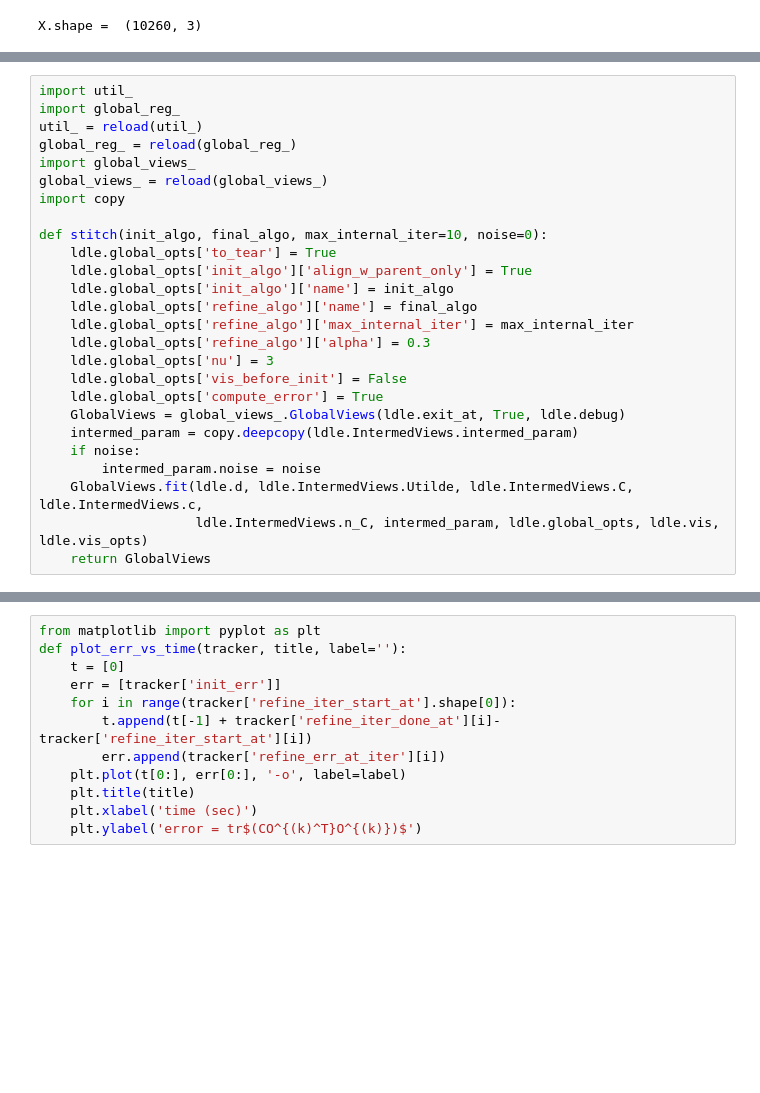
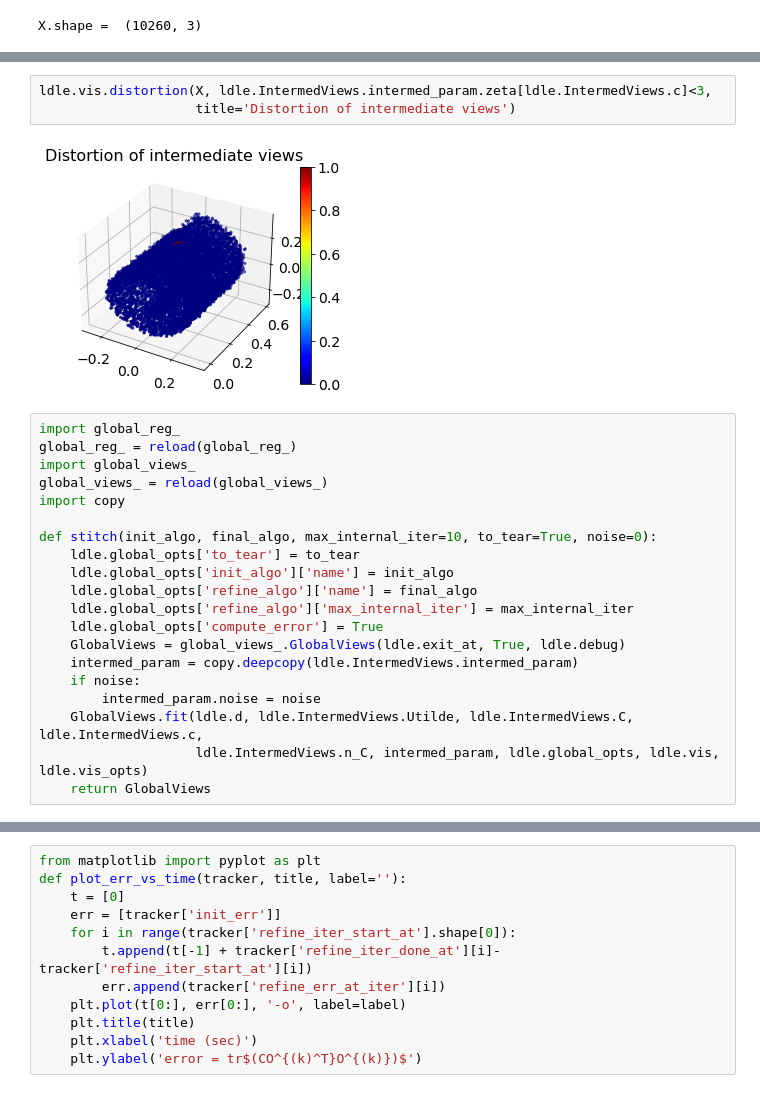
Before and after one commit to chiggum/pyLDLE2, a Jupyter notebook: nbks/swiss roll with increasing gaussian noise.ipynb, the cells around one changed output, grey strips where cells are left out. Drawn from its saved outputs; the diff is of its cells as text; blank space fills up the shorter version.

```diff
--- a/nbks/swiss roll with increasing gaussian noise.ipynb
+++ b/nbks/swiss roll with increasing gaussian noise.ipynb
@@ -69,21 +64,20 @@ ldle.vis.distortion(X, ldle.IntermedViews.intermed_param.zeta[ldle.IntermedViews
+# %%
+ldle.vis.distortion(X, ldle.IntermedViews.intermed_param.zeta[ldle.IntermedViews.c]<3,
+                    title='Distortion of intermediate views')
+# %% [output]
+[figure, added]
 # %%
-import util_
 import global_reg_
-util_ = reload(util_)
 global_reg_ = reload(global_reg_)
 import global_views_
 global_views_ = reload(global_views_)
 import copy
 
-def stitch(init_algo, final_algo, max_internal_iter=10, noise=0):
-    ldle.global_opts['to_tear'] = True
-    ldle.global_opts['init_algo']['align_w_parent_only'] = True
+def stitch(init_algo, final_algo, max_internal_iter=10, to_tear=True, noise=0):
+    ldle.global_opts['to_tear'] = to_tear
     ldle.global_opts['init_algo']['name'] = init_algo
     ldle.global_opts['refine_algo']['name'] = final_algo
     ldle.global_opts['refine_algo']['max_internal_iter'] = max_internal_iter
-    ldle.global_opts['refine_algo']['alpha'] = 0.3
-    ldle.global_opts['nu'] = 3
-    ldle.global_opts['vis_before_init'] = False
     ldle.global_opts['compute_error'] = True
     GlobalViews = global_views_.GlobalViews(ldle.exit_at, True, ldle.debug)
     intermed_param = copy.deepcopy(ldle.IntermedViews.intermed_param)
```
Also changed, not shown: parts of 18 cells of this notebook, 6 other files.
